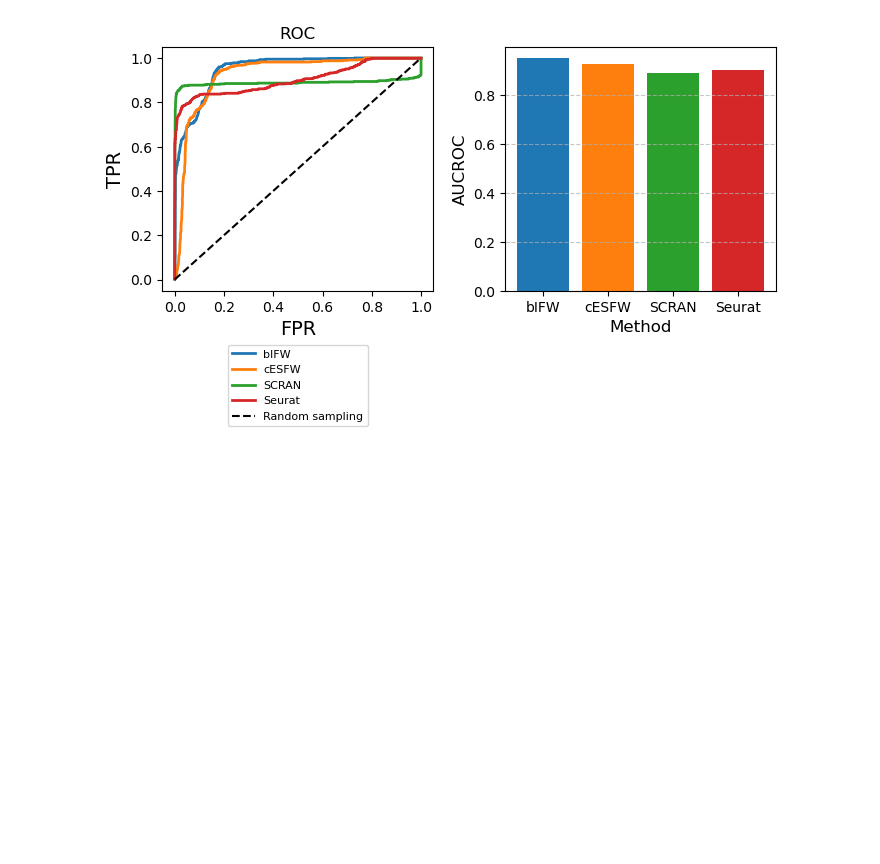
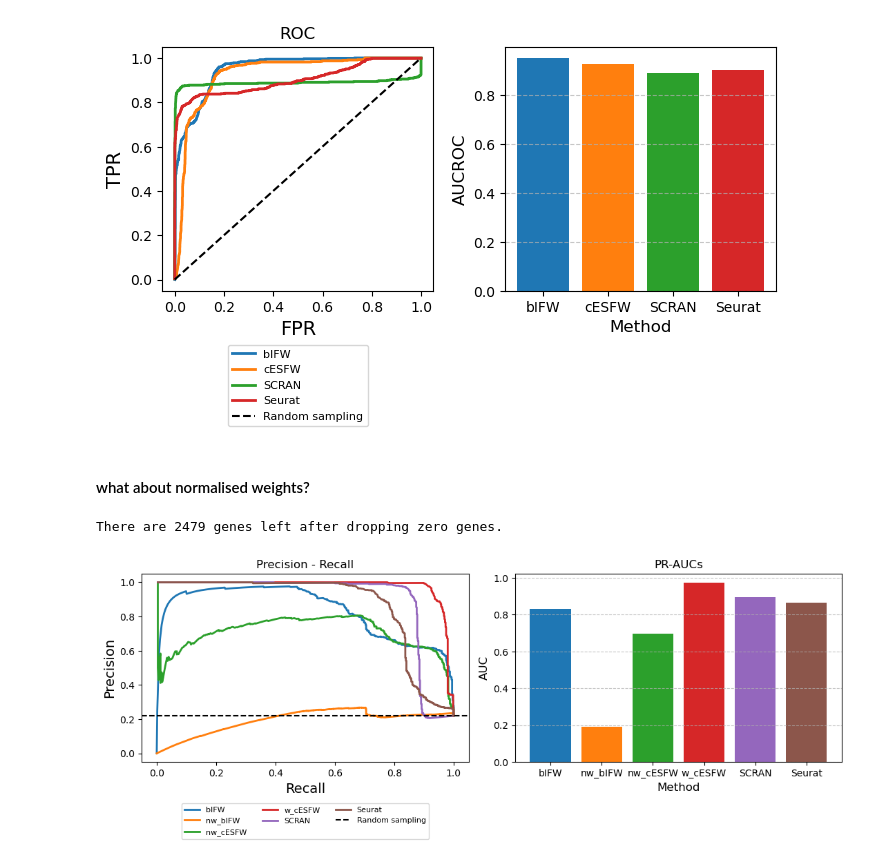
Before and after one commit to sgb67/ifw, a Jupyter notebook: syndata1_4/bIFW_trif_nan.ipynb, the cells around one changed output. Saved outputs shown, nothing was run; the diff lists cells and outputs as text; code cells hidden in the pictures; blank space fills up the shorter version.

```diff
--- a/bIFW_trif_nan.ipynb
+++ b/syndata1_4/bIFW_trif_nan.ipynb
@@ -560,6 +564,7 @@ def weights_IFW(masked_omega, masked_sign_matrix, normalise_by_edges = False):
 
 weights, n_weights, _ = weights_IFW(omega_matrix, chip_masked, normalise_by_edges=True)
 ranks = np.argsort(-weights)
+n_ranks = np.argsort(-n_weights)
 # %%
 # we can visualise the distribution of weights
 fig, axes = plt.subplots(1, 2, figsize=(9, 5))
@@ -604,6 +622,7 @@ Feature_Weights[Usable_Inds] = np.average(np.absolute(ESSs[np.ix_(Usable_Inds,Us
 Significant_Genes_Per_Gene = (Masked_EPs > 0).sum(1)
 Normalised_Network_Feature_Weights = Feature_Weights/Significant_Genes_Per_Gene
 cESFW_Ranked_Genes = np.argsort(-Normalised_Network_Feature_Weights)
+nonorm_ranks = np.argsort(-Feature_Weights)
 # %%
 # the ESS matrix
 ESS_matrix_bin = np.where(Masked_ESSs > 0, 1, 0)
@@ -785,3 +802,75 @@ def ROC_plot(order_list, order_list_names, structured_genes, housekeeping_genes,
 AUCROCs = ROC_plot(order_list, order_list_names, structured_genes=Structured_Genes, housekeeping_genes=House_Keeping_Genes, spacing=1000, AUC_plot=True)
 # %% [output]
 [figure]
+# %% [markdown]
+#### what about normalised weights?
+# %%
+nonorm_ranks = drop_zerogenes(zerogenes, nonorm_ranks)
+# %% [output]
+There are 2479 genes left after dropping zero genes.
+# %%
+# create list of ranks of all comparisons
+order_list = [ranks, n_ranks, cESFW_Ranked_Genes, nonorm_ranks, SCRAN_HVG_Order, Seurat_HVG_Order]
+order_list_names = ['bIFW', 'nw_bIFW', 'nw_cESFW', 'w_cESFW', 'SCRAN', 'Seurat']
+# %%
+# Precision-Recall curve function
+def precision_recall_plot(order_list, order_list_names, structured_genes, housekeeping_genes, spacing=1000, AUC_plot = False):
+    n_comparisons = len(order_list)
+    Spacing = np.floor(np.linspace(0,order_list[0].shape[0],spacing)).astype("i") #500 points within gene index range
+    Spacing = np.delete(Spacing,0)
+    def integrate(x, y):
+        area = np.trapz(y=y, x=x)
+        return area
+    # vectors to store values
+    Precisions = np.zeros((n_comparisons, Spacing.shape[0]))
+    Recalls = np.zeros((n_comparisons, Spacing.shape[0]))
+    FPRs = np.zeros((n_comparisons, Spacing.shape[0]))
+    for i in np.arange(Spacing.shape[0]):
+        for comp in np.arange(n_comparisons):
+            top_genes = order_list[comp][np.arange(Spacing[i])]
+            captured = np.sum(np.isin(structured_genes, top_genes))
+            Precisions[comp, i] = captured / top_genes.shape[0]
+            Recalls[comp, i] = captured / structured_genes.shape[0]
+            FPs = np.sum(np.isin(housekeeping_genes, top_genes))
+            TNs = np.sum(np.isin(housekeeping_genes, top_genes) == 0)
+            FPRs[comp, i] = FPs / (FPs + TNs)
+
+    if AUC_plot == True:
+        PR_AUC_allvalues = []
+        fig, axes = plt.subplots(1, 2, figsize=(11, 4.5))
+        for comp in np.arange(n_comparisons):
+            PR_AUC_allvalues.append(np.round(integrate(Recalls[comp, :], Precisions[comp, :]), 3))
+            axes[0].plot(Recalls[comp, :], Precisions[comp, :], label=order_list_names[comp], linewidth=2)
+        axes[0].set_title("Precision - Recall", fontsize=12)
+        axes[0].axhline((structured_genes.shape[0] / order_list[0].shape[0]), c="black", linestyle="--", label="Random sampling")
+        axes[0].set_xlabel("Recall", fontsize=14)
+        axes[0].set_ylabel("Precision", fontsize=14)
+        axes[0].legend(prop={'size': 8}, loc='upper center', bbox_to_anchor=(0.5, -0.2), ncol=3)
+
+        axes[1].bar(order_list_names, PR_AUC_allvalues, color=["#1f77b4", "#ff7f0e", "#2ca02c", "#d62728", '#9467bd', '#8c564b'])
+        axes[1].set_title("PR-AUCs", fontsize=12)
+        axes[1].set_xlabel('Method', fontsize=12)
+        axes[1].set_ylabel('AUC', fontsize=12)
+        axes[1].grid(axis='y', linestyle='--', alpha=0.7)
+        plt.tight_layout()
+        plt.show()
+
+    elif AUC_plot == False:
+        plt.figure(figsize=(6,4))
+        PR_AUC_allvalues = []
+        for comp in np.arange(n_comparisons):
+            PR_AUC_allvalues.append(np.round(integrate(Recalls[comp, :], Precisions[comp, :]), 3))
+            plt.plot(Recalls[comp, :], Precisions[comp, :], label=order_list_names[comp], linewidth=2)
+        #plt.title("Precision - Recall", fontsize=12)
+        plt.axhline((structured_genes.shape[0] / order_list[0].shape[0]), c="black", linestyle="--", label="Random sampling")
+        plt.xlabel("Recall", fontsize=14)
+        plt.ylabel("Precision", fontsize=14)
+        plt.legend(prop={'size': 8}, loc='center', bbox_to_anchor=(0.5, 0.2), ncol=1)
+        plt.tight_layout()
+        plt.show()
+
+    return PR_AUC_allvalues
+
+AUCs = precision_recall_plot(order_list, order_list_names, structured_genes=Structured_Genes, housekeeping_genes=House_Keeping_Genes, spacing=1000, AUC_plot=True)
+# %% [output]
+[figure, added]
```
Also changed, not shown: parts of 4 cells of this notebook, 3 other files.
